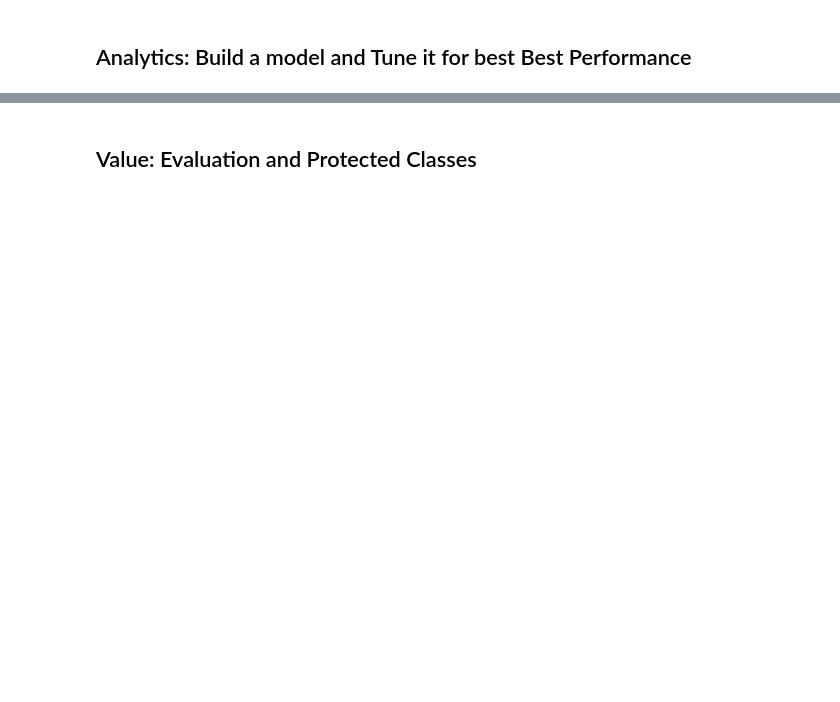
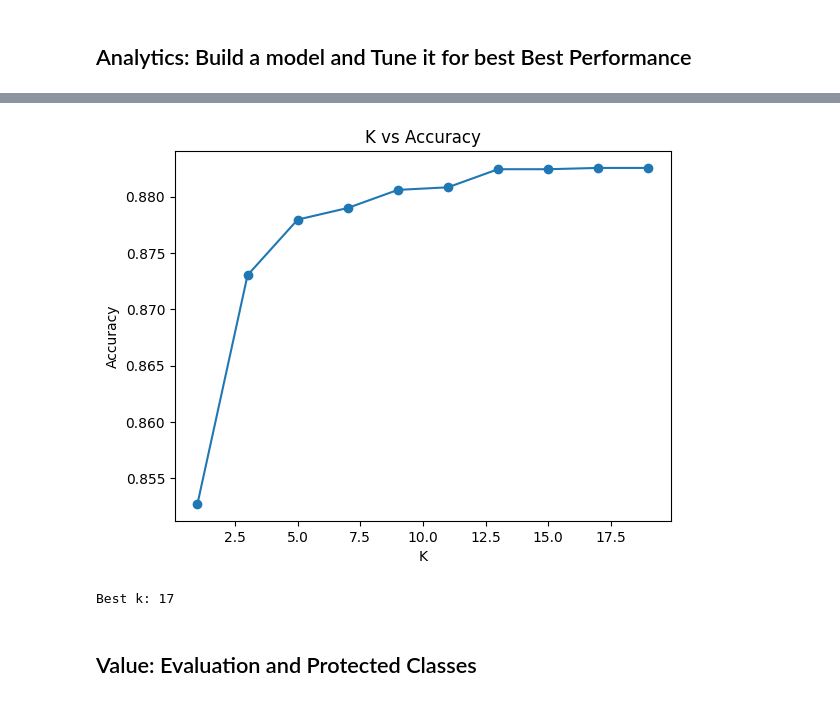
Before and after one commit to kevinxue-png/ds1001_final, a Jupyter notebook: ds1001_final/notebooks/Final_Project_Notebook.ipynb, the cells around one changed output, grey strips where cells are left out. Cells and saved outputs as stored; diff of their text form; code cells hidden in the pictures; blank space fills up the shorter version.

```diff
--- a/ds1001_final/notebooks/Final_Project_Notebook.ipynb
+++ b/ds1001_final/notebooks/Final_Project_Notebook.ipynb
@@ -223,13 +233,22 @@ Target Prevalence: nan
 # %%
-X_train, X_test, y_train, y_test = train_test_split(features, target, test_size=0.2, random_state=42)
+X_train, X_test, y_train, y_test = train_test_split(
+    features,
+    target,
+    test_size=0.2,
+    random_state=42,
+    stratify=target
+)
 # %%
-# Include your table for the 10 values of k you tried and the corresponding accuracies.
+k_values = list(range(1, 21, 2))
+results = []
 
-accuracy_results = {}
+for k in k_values:
+    model = KNeighborsClassifier(n_neighbors=k)
+    model.fit(X_train, y_train)
+    preds = model.predict(X_test)
+    acc = accuracy_score(y_test, preds)
 
-# Replace x with your desired range values, explain what is happening in this loop
-for k in range(x, x):
-    knn_model = KNeighborsClassifier(n_neighbors=k)
-    knn_model.fit(X_train, y_train)
-    accuracy = knn_model.score(X_test, y_test)
-    accuracy_results[k] = accuracy
+    results.append((k, acc))
+
+results_df = pd.DataFrame(results, columns=["k", "accuracy"])
+results_df
@@ -236,20 +267,22 @@ for k in range(x, x):
 # %%
-#graph of accuracy vs k values
-plt.figure(figsize=(10, 6))
-plt.plot(list(accuracy_results.keys()), list(accuracy_results.values()), marker='o')
-plt.title('KNN Accuracy vs K Values')
-plt.xlabel('Number of Neighbors (k)')
-plt.ylabel('Accuracy')
-plt.xticks(list(accuracy_results.keys()))
-plt.grid()
+plt.plot(results_df["k"], results_df["accuracy"], marker="o")
+plt.title("K vs Accuracy")
+plt.xlabel("K")
+plt.ylabel("Accuracy")
 plt.show()
+# %% [output]
+[figure, added]
 # %%
-# using the hyperparameter k that gave the best accuracy, rerun the model and generate
-# predictions on the test set. Explain why you choose this k value.
-best_k = 'xx'  # Replace 'xx' with the best k value found
-knn_model = KNeighborsClassifier(n_neighbors=best_k)
-knn_model.fit(X_train, y_train)
-y_pred = knn_model.predict(X_test)
+best_k = results_df.loc[results_df["accuracy"].idxmax(), "k"]
+
+final_model = KNeighborsClassifier(n_neighbors=int(best_k))
+final_model.fit(X_train, y_train)
+
+y_pred = final_model.predict(X_test)
+
+print("Best k:", best_k)
+# %% [output]
+Best k: 17
 # %% [markdown]
 ## Value: Evaluation and Protected Classes
 # %%
```
Also changed, not shown: parts of 14 cells of this notebook.
